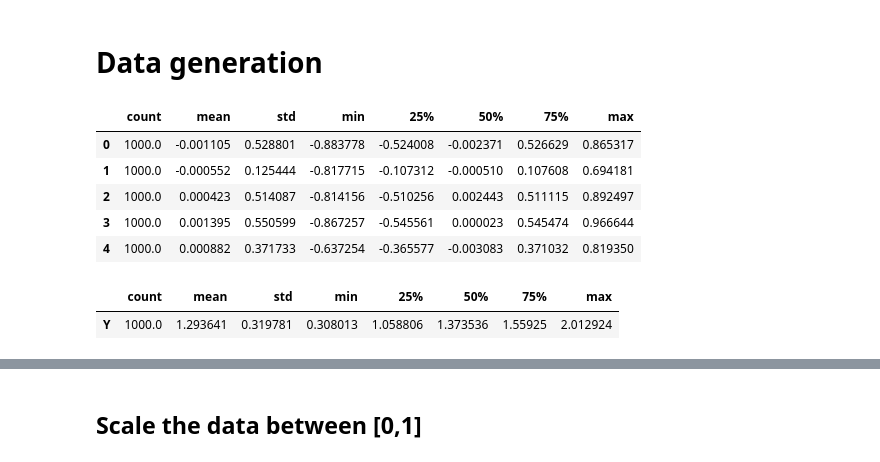
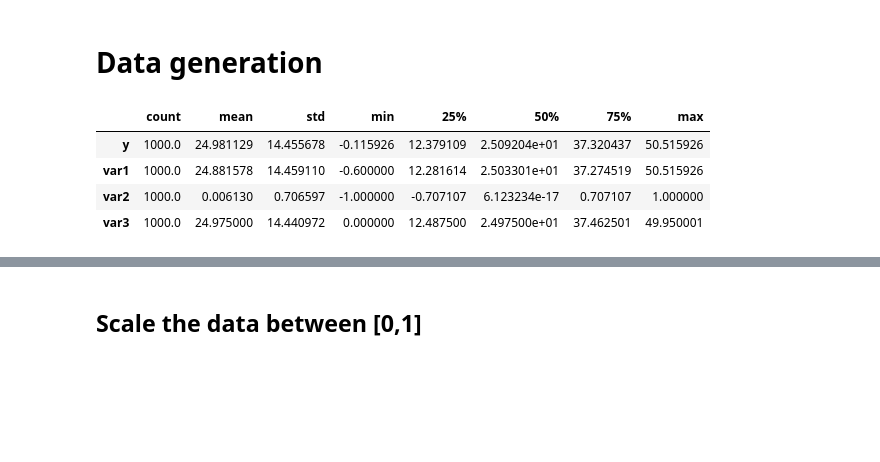
Before and after one commit to ari-dasci/S-DenoGrad, a Jupyter notebook: src/notebooks/ts_sintetic_data/Gradient/LSTM_with_xai.ipynb, the cells around one changed output, grey strips where cells are left out. Saved outputs shown, nothing was run; the diff lists cells and outputs as text; code cells hidden in the pictures; blank space fills up the shorter version.

```diff
--- a/src/notebooks/ts_sintetic_data/Gradient/LSTM_with_xai.ipynb
+++ b/src/notebooks/ts_sintetic_data/Gradient/LSTM_with_xai.ipynb
@@ -112,12 +146,11 @@ def add_gaussian_noise(df:pd.DataFrame, columns:List[str], mean:float = 0.0, std
 # %% [markdown]
 # Data generation
 # %%
-X = generate_ts_data(24, 5, 1000)
-X.describe().T
+df = generate_ts_data(24, 5, 1000)
+df.describe().T
 # %% [output]
 |  | count | mean | std | min | 25% | 50% | 75% | max |
-| 0 | 1000.0 | -0.001105 | 0.528801 | -0.883778 | -0.524008 | -0.002371 | 0.526629 | 0.865317 |
-| 1 | 1000.0 | -0.000552 | 0.125444 | -0.817715 | -0.107312 | -0.000510 | 0.107608 | 0.694181 |
-| 2 | 1000.0 | 0.000423 | 0.514087 | -0.814156 | -0.510256 | 0.002443 | 0.511115 | 0.892497 |
-| 3 | 1000.0 | 0.001395 | 0.550599 | -0.867257 | -0.545561 | 0.000023 | 0.545474 | 0.966644 |
-| 4 | 1000.0 | 0.000882 | 0.371733 | -0.637254 | -0.365577 | -0.003083 | 0.371032 | 0.819350 |
+| y | 1000.0 | 24.981129 | 14.455678 | -0.115926 | 12.379109 | 2.509204e+01 | 37.320437 | 50.515926 |
+| var1 | 1000.0 | 24.881578 | 14.459110 | -0.600000 | 12.281614 | 2.503301e+01 | 37.274519 | 50.515926 |
+| var2 | 1000.0 | 0.006130 | 0.706597 | -1.000000 | -0.707107 | 6.123234e-17 | 0.707107 | 1.000000 |
+| var3 | 1000.0 | 24.975000 | 14.440972 | 0.000000 | 12.487500 | 2.497500e+01 | 37.462501 | 49.950001 |
@@ -126,11 +161,8 @@ X.columns = [f'X{i}' for i in range(5)]
 # %%
-Y = pd.DataFrame()
-for i in range(len(X)):
-    row = X.iloc[i].values
-    new_y = polinomial_function_multivariable(row)
-    Y = pd.concat([Y, pd.DataFrame([new_y], columns=['Y'])], axis=0)
-Y.reset_index(drop=True, inplace=True)
-Y.describe().T
+# Y = pd.DataFrame()
+# for i in range(len(X)):
+#     row = X.iloc[i].values
+#     new_y = polinomial_function_multivariable(row)
+#     Y = pd.concat([Y, pd.DataFrame([new_y], columns=['Y'])], axis=0)
+# Y.reset_index(drop=True, inplace=True)
+# Y.describe().T
-# %% [output]
-|  | count | mean | std | min | 25% | 50% | 75% | max |
-| Y | 1000.0 | 1.293641 | 0.319781 | 0.308013 | 1.058806 | 1.373536 | 1.55925 | 2.012924 |
```
Also changed, not shown: parts of 41 cells of this notebook, 13 other files.
